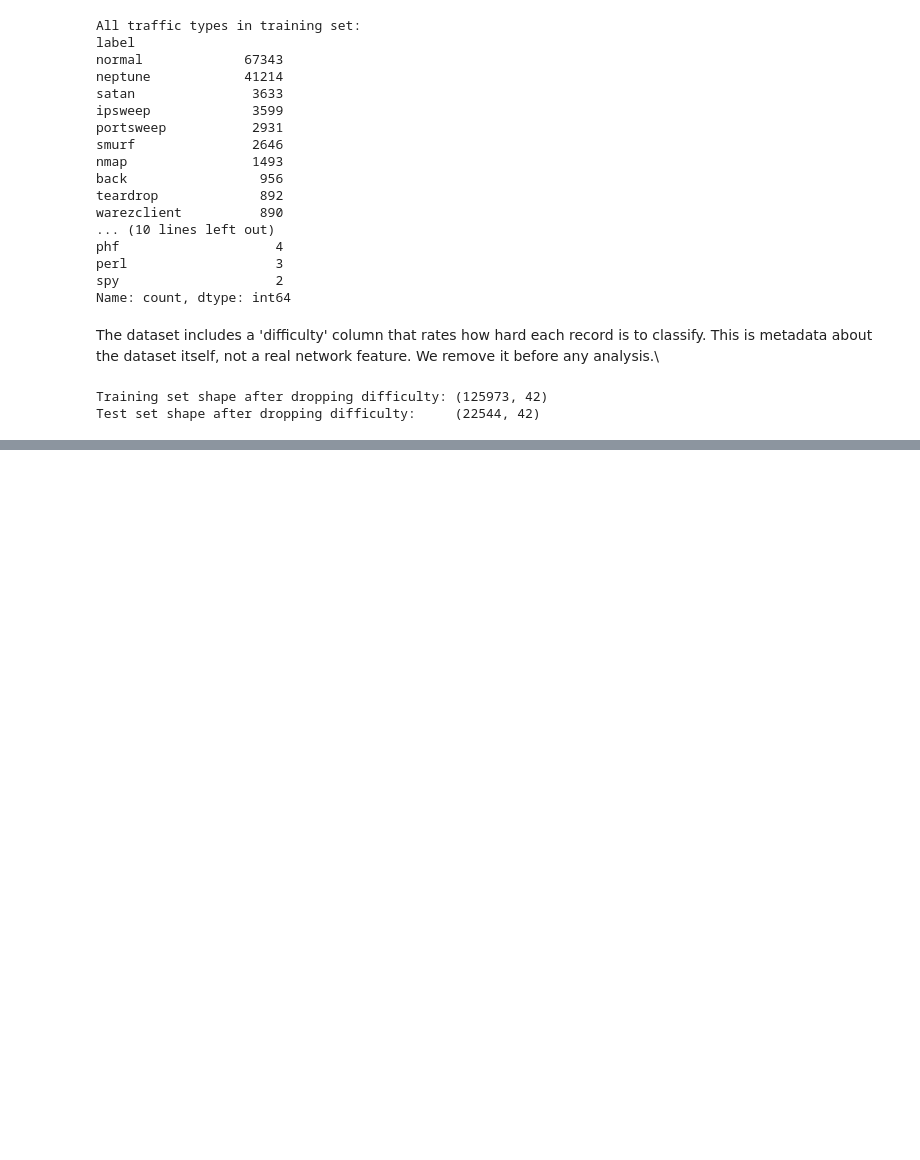
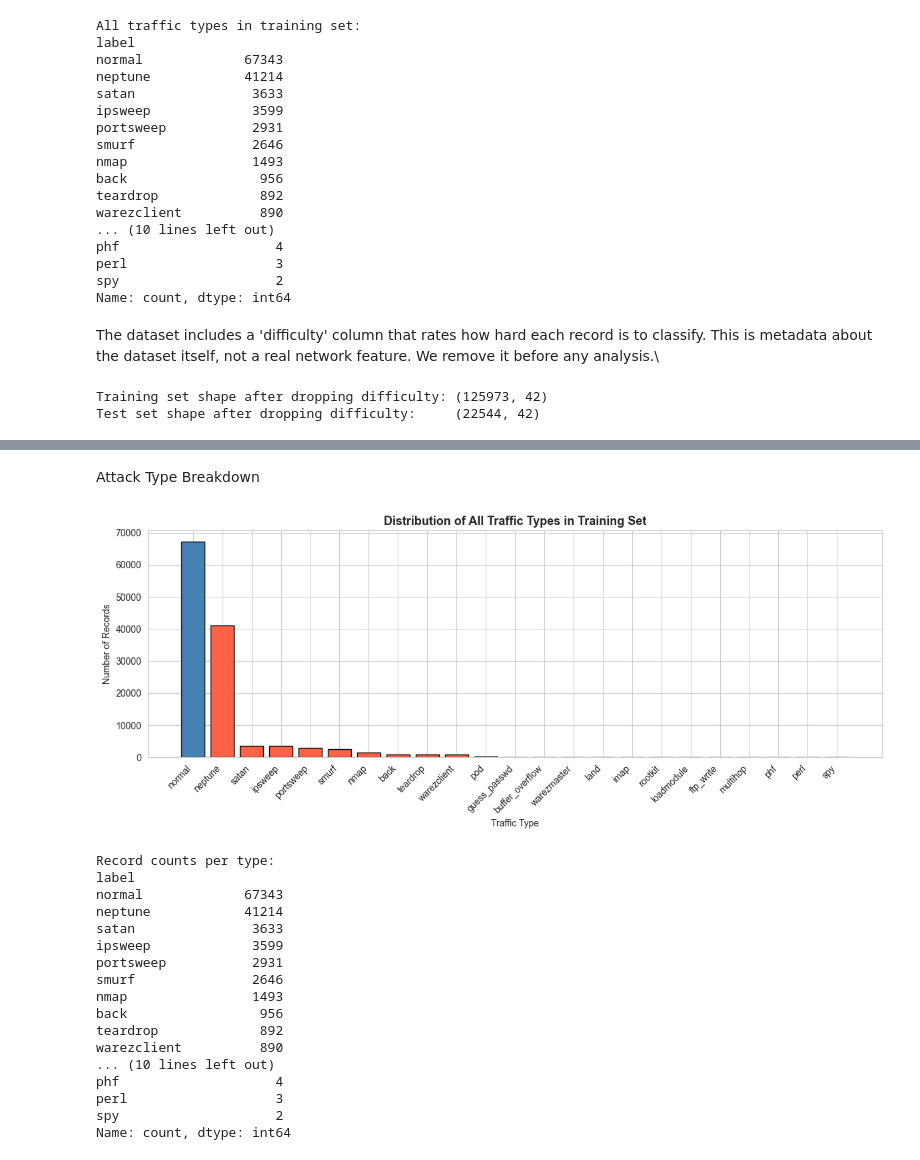
Before and after one commit to sasanAkbari80/network-intrusion-detection, a Jupyter notebook: notebooks/intrusion_detection.ipynb, the cells around one changed output, grey strips where cells are left out. Cells and saved outputs as stored; diff of their text form; code cells hidden in the pictures; blank space fills up the shorter version.

```diff
--- a/notebooks/intrusion_detection.ipynb
+++ b/notebooks/intrusion_detection.ipynb
@@ -136,0 +186,41 @@ Test set shape after dropping difficulty:     (22544, 42)
+# %% [markdown]
+Attack Type Breakdown
+# %%
+# Count all traffic types
+label_counts = train['label'].value_counts()
+
+fig, ax = plt.subplots(figsize=(12, 5))
+colors = ['steelblue' if x == 'normal' else 'tomato'
+          for x in label_counts.index]
+bars = ax.bar(label_counts.index, label_counts.values,
+              color=colors, edgecolor='black')
+ax.set_title('Distribution of All Traffic Types in Training Set',
+             fontsize=13, fontweight='bold')
+ax.set_xlabel('Traffic Type')
+ax.set_ylabel('Number of Records')
+plt.xticks(rotation=45, ha='right')
+plt.tight_layout()
+plt.savefig('../images/attack_types.png', dpi=150, bbox_inches='tight')
+plt.show()
+
+print("\nRecord counts per type:")
+print(label_counts)
+# %% [output]
+[figure, added]
+Record counts per type:
+label
+normal             67343
+neptune            41214
+satan               3633
+ipsweep             3599
+portsweep           2931
+smurf               2646
+nmap                1493
+back                 956
+teardrop             892
+warezclient          890
+... (10 lines left out)
+phf                    4
+perl                   3
+spy                    2
+Name: count, dtype: int64
```
Also changed, not shown: parts of 18 cells of this notebook, 6 other files.
